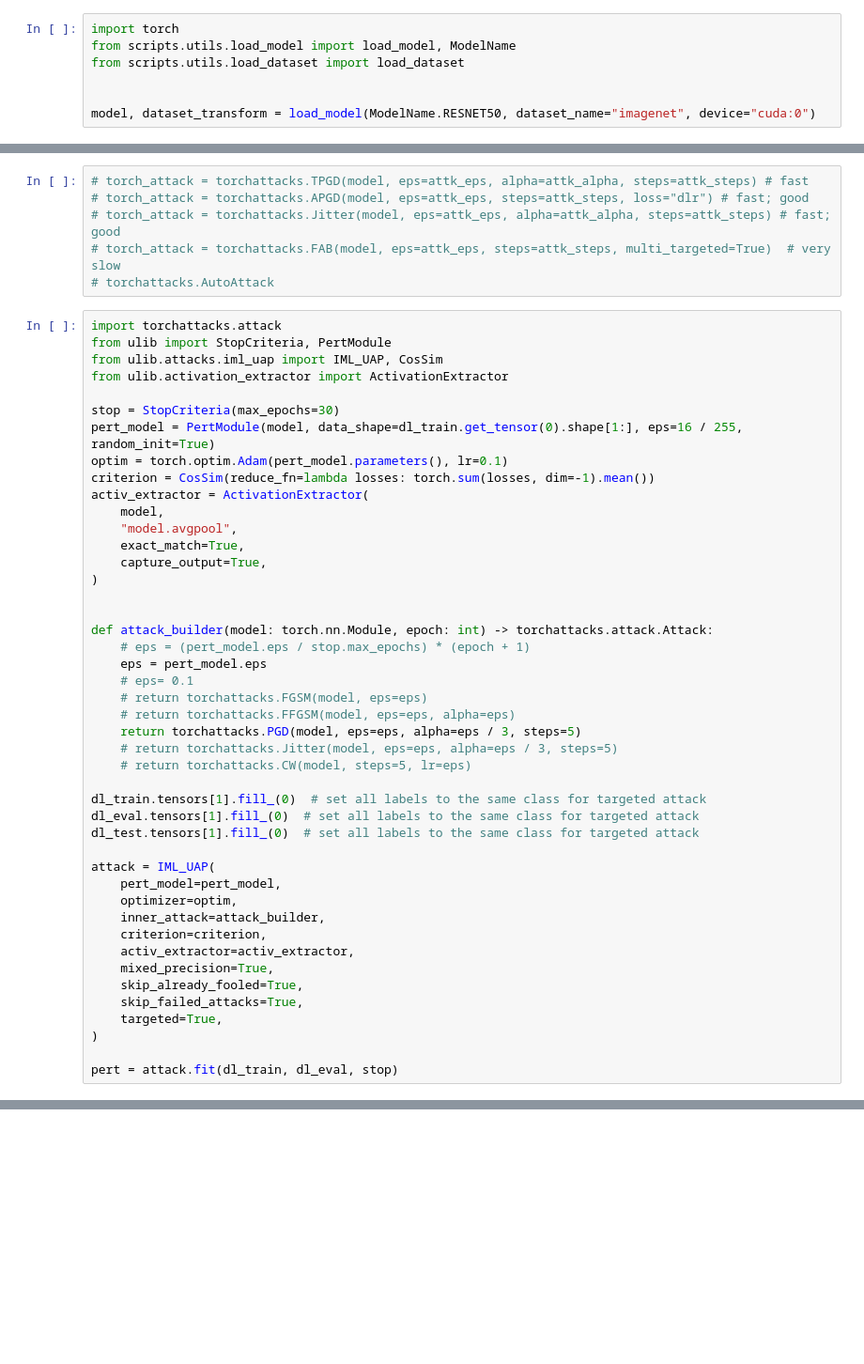
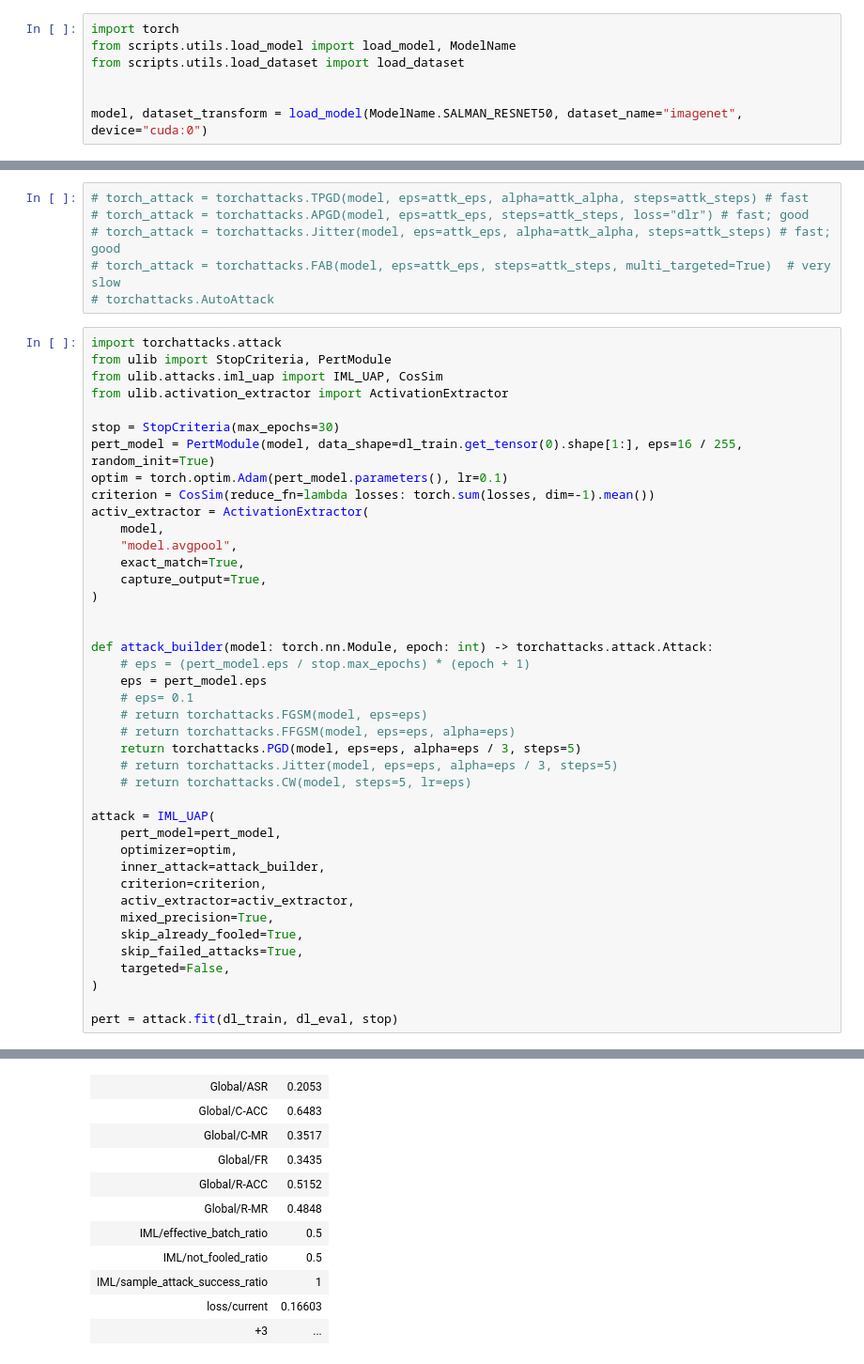
Before and after one commit to giladfrid009/ulib, a Jupyter notebook: notebooks/test_iml_uap.ipynb, the cells around one changed output, grey strips where cells are left out. Shown at 94% size. Saved outputs shown, nothing was run; the diff lists cells and outputs as text; blank space fills up the shorter version.

```diff
--- a/notebooks/test_iml_uap.ipynb
+++ b/notebooks/test_iml_uap.ipynb
@@ -12,4 +12,4 @@ from scripts.utils.load_model import load_model, ModelName
 from scripts.utils.load_dataset import load_dataset
 
 
-model, dataset_transform = load_model(ModelName.RESNET50, dataset_name="imagenet", device="cuda:0")
+model, dataset_transform = load_model(ModelName.SALMAN_RESNET50, dataset_name="imagenet", device="cuda:0")
@@ -88,10 +112,6 @@ def attack_builder(model: torch.nn.Module, epoch: int) -> torchattacks.attack.At
     # return torchattacks.Jitter(model, eps=eps, alpha=eps / 3, steps=5)
     # return torchattacks.CW(model, steps=5, lr=eps)
 
-dl_train.tensors[1].fill_(0)  # set all labels to the same class for targeted attack
-dl_eval.tensors[1].fill_(0)  # set all labels to the same class for targeted attack
-dl_test.tensors[1].fill_(0)  # set all labels to the same class for targeted attack
-
 attack = IML_UAP(
     pert_model=pert_model,
     optimizer=optim,
@@ -101,7 +121,8 @@ attack = IML_UAP(
     mixed_precision=True,
     skip_already_fooled=True,
     skip_failed_attacks=True,
-    targeted=True,
+    targeted=False,
 )
 
 pert = attack.fit(dl_train, dl_eval, stop)
+# %% [output]
@@ -107,0 +141,11 @@ pert = attack.fit(dl_train, dl_eval, stop)
+| Global/ASR | 0.2053 |
+| Global/C-ACC | 0.6483 |
+| Global/C-MR | 0.3517 |
+| Global/FR | 0.3435 |
+| Global/R-ACC | 0.5152 |
+| Global/R-MR | 0.4848 |
+| IML/effective_batch_ratio | 0.5 |
+| IML/not_fooled_ratio | 0.5 |
+| IML/sample_attack_success_ratio | 1 |
+| loss/current | 0.16603 |
+| +3 | ... |
```
Also changed, not shown: parts of 4 cells of this notebook, 7 other files.
